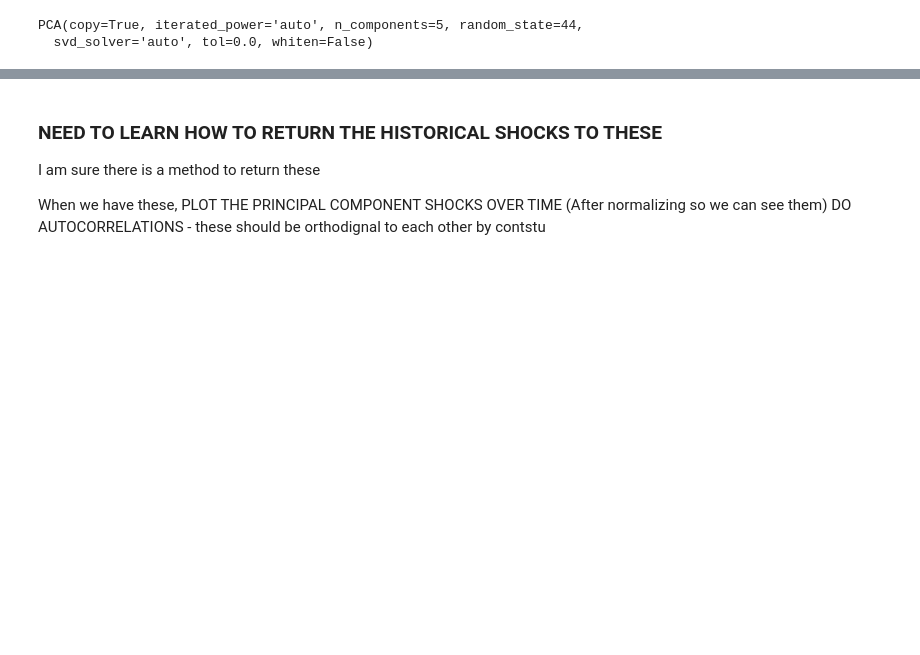
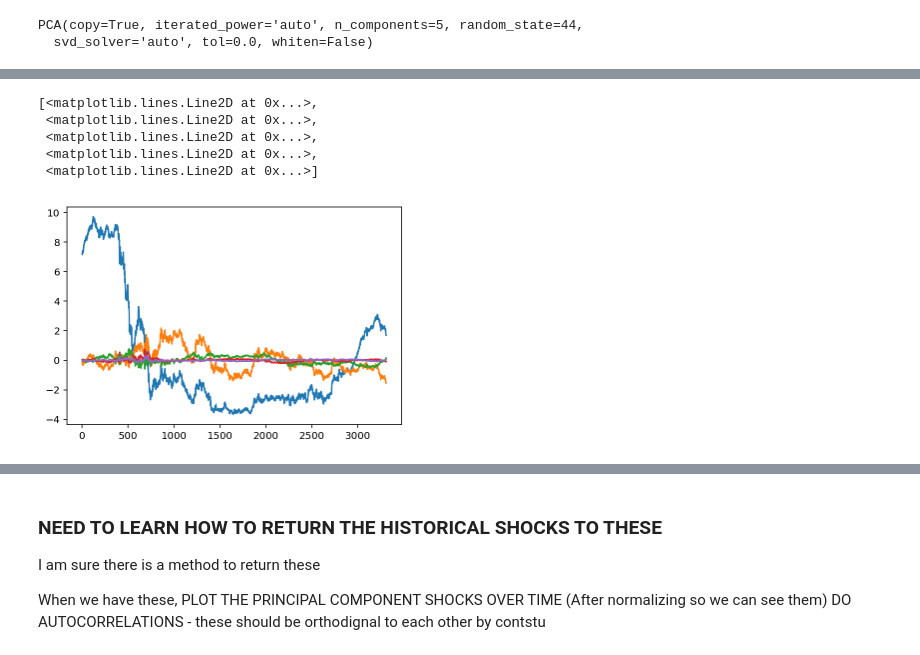
Before and after one commit to davidjsmith44/NLP-Fed-Speeches, a Jupyter notebook: src/rate_data_test.ipynb, the cells around one changed output, grey strips where cells are left out. Drawn from its saved outputs; the diff is of its cells as text; code cells hidden in the pictures; blank space fills up the shorter version.

```diff
--- a/src/rate_data_test.ipynb
+++ b/src/rate_data_test.ipynb
@@ -203,0 +229,2 @@ plt.bar(plt_x, test.explained_variance_ratio_)
+# %%
+shocks = test.fit_transform(X)
@@ -203,0 +235,9 @@ plt.bar(plt_x, test.explained_variance_ratio_)
+# %%
+plt.plot(shocks)
+# %% [output]
+[<matplotlib.lines.Line2D at 0x...>,
+ <matplotlib.lines.Line2D at 0x...>,
+ <matplotlib.lines.Line2D at 0x...>,
+ <matplotlib.lines.Line2D at 0x...>,
+ <matplotlib.lines.Line2D at 0x...>]
+[figure, added]
```
Also changed, not shown: parts of 40 cells of this notebook, 4 other files.
